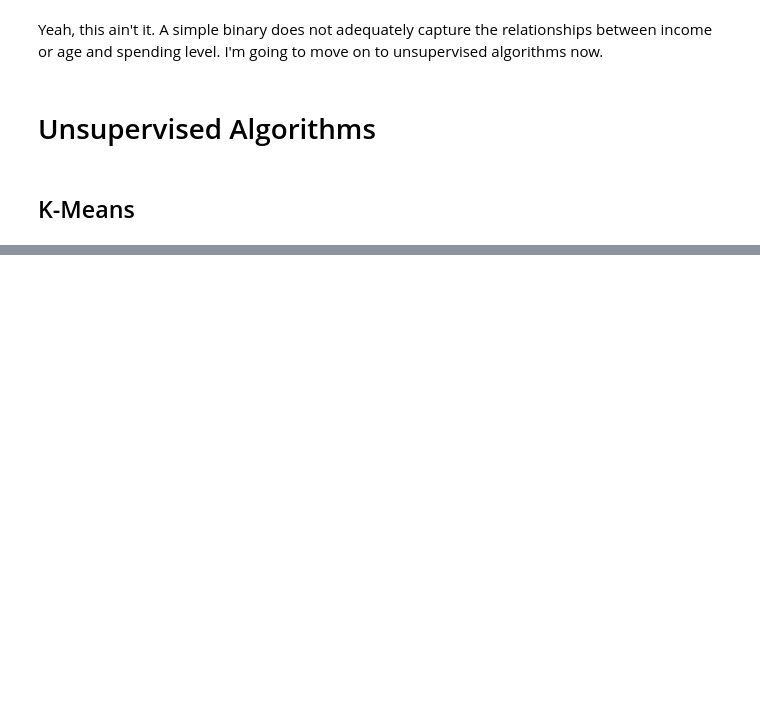
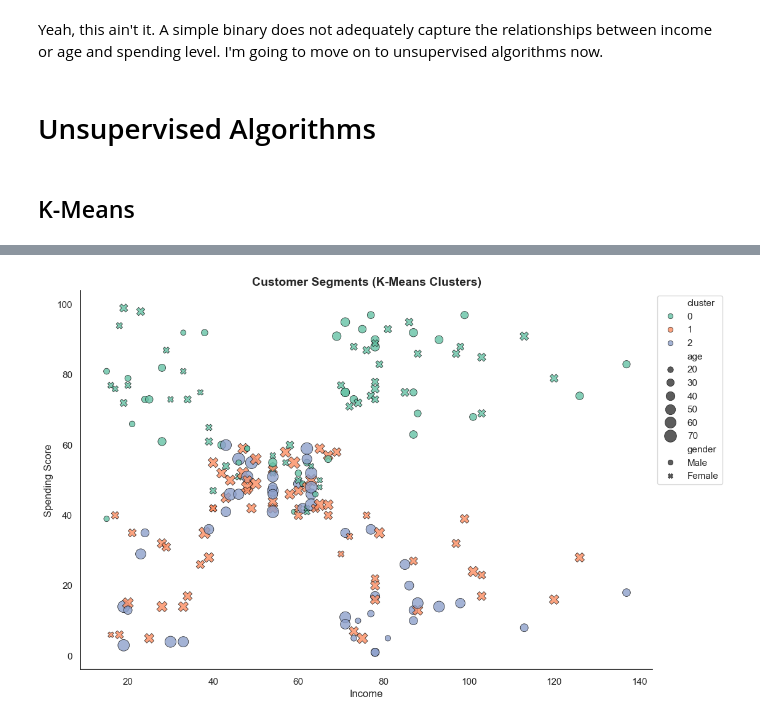
Before and after one commit to Callowlock/CustomerAnalysis-SupervisedAndUnsupervisedModels, a Jupyter notebook: Untitled.ipynb, the cells around one changed output, grey strips where cells are left out. Cells and saved outputs as stored; diff of their text form; code cells hidden in the pictures; blank space fills up the shorter version.

Commit message:
Finished KMeans, started Agglo

```diff
--- a/Untitled.ipynb
+++ b/Untitled.ipynb
@@ -1026,4 +1029,10 @@ Yeah, this ain't it. A simple binary does not adequately capture the relationshi
 # %% [markdown]
 ## K-Means
 # %%
-X = pd.concat([mall[['age','income', 'spending_score']], mall_knn[['gender_Male', 'gender_Female',]]], axis = 1)
+mall_kmeans = pd.concat([mall[['age','income', 'spending_score', 'gender']], mall_knn[['gender_Male', 'gender_Female',]]], axis = 1)
+
+scaler = StandardScaler()
+mall_kmeans[['age_std', 'income_std','spending_std']] = scaler.fit_transform(mall_kmeans[['age', 'income', 'spending_score']])
+
+X = mall_kmeans[['age_std', 'income_std','spending_std', 'gender_Male', 'gender_Female']]
+X.head()
@@ -1029,0 +1046,34 @@ X = pd.concat([mall[['age','income', 'spending_score']], mall_knn[['gender_Male'
+# %%
+model = KMeans(n_clusters = 3, random_state=13)
+
+mall_kmeans['cluster'] = model.fit_predict(X)
+# %%
+sns.set(style="white")
+
+fig, ax = plt.subplots(figsize=(12, 8))  # bigger figure for clarity
+
+sns.scatterplot(
+    data=mall_kmeans,
+    x="income",
+    y="spending_score",
+    hue="cluster",
+    style="gender",
+    size="age",
+    sizes=(40, 200),  # control size range
+    palette="Set2",
+    alpha=0.8,         # slight transparency
+    edgecolor="black"   # give markers some definition
+)
+
+ax.grid(False)
+
+plt.title("Customer Segments (K-Means Clusters)", fontsize=14, weight = 'bold')
+plt.xlabel("Income")
+plt.ylabel("Spending Score")
+plt.legend(bbox_to_anchor=(1, 1), loc='upper left',)  # move legend
+
+sns.despine(ax=ax)
+
+plt.show()
+# %% [output]
+[figure, added]
```
Also changed, not shown: parts of 23 cells of this notebook.
